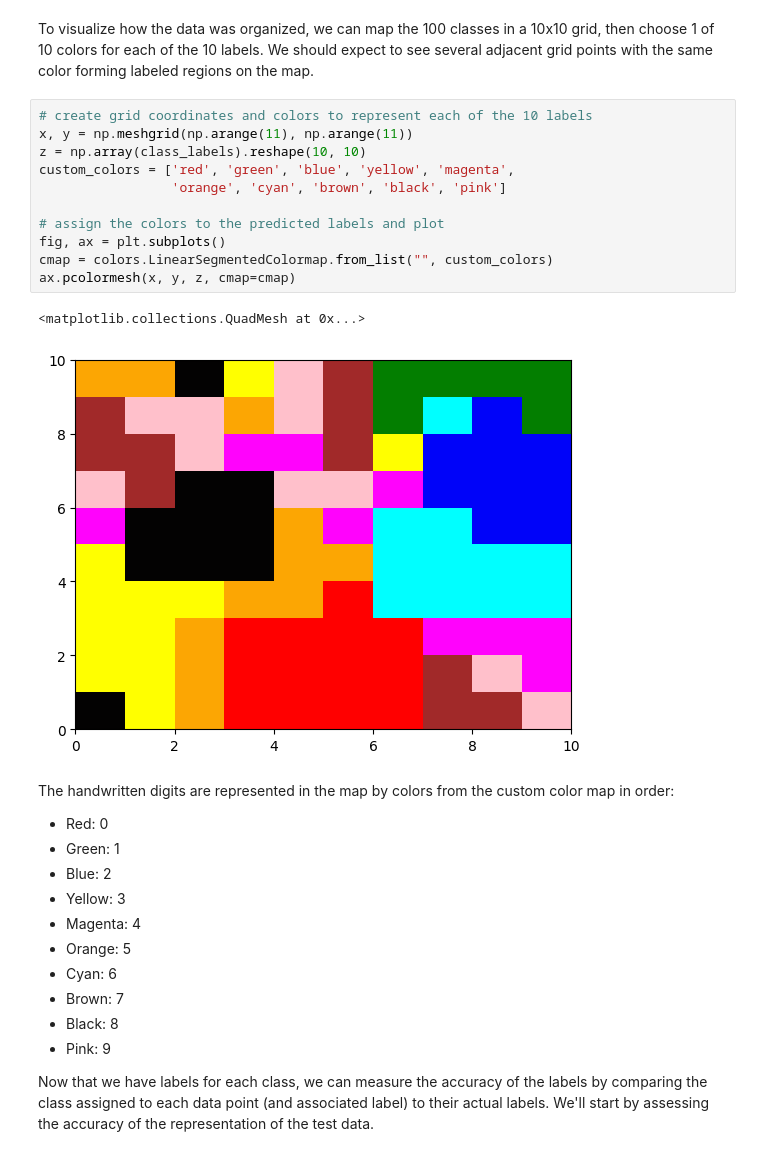
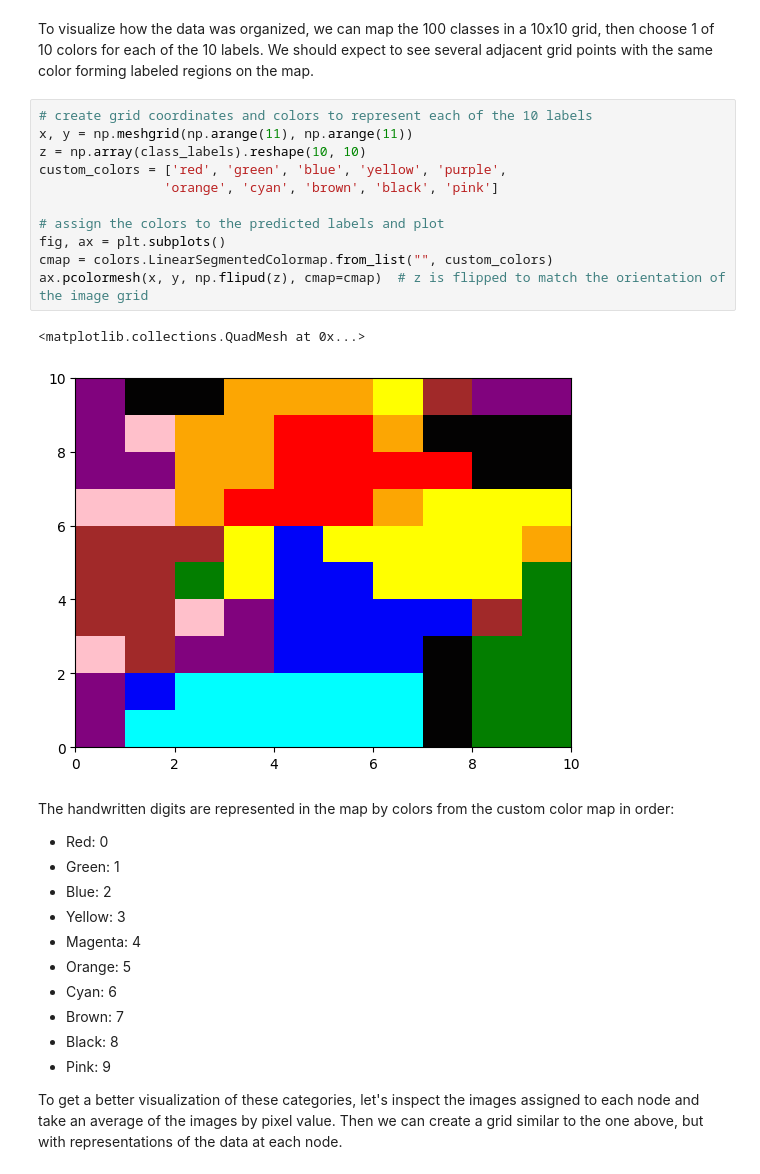
Before and after one commit to san-ford/SOM_digits, a Jupyter notebook: SOM_digits.ipynb, the cells around one changed output. Saved outputs shown, nothing was run; the diff lists cells and outputs as text.

```diff
--- a/SOM_digits.ipynb
+++ b/SOM_digits.ipynb
@@ -113,17 +113,17 @@ To visualize how the data was organized, we can map the 100 classes in a 10x10 g
 # %%
 # create grid coordinates and colors to represent each of the 10 labels
 x, y = np.meshgrid(np.arange(11), np.arange(11))
 z = np.array(class_labels).reshape(10, 10)
-custom_colors = ['red', 'green', 'blue', 'yellow', 'magenta',
-                 'orange', 'cyan', 'brown', 'black', 'pink']
+custom_colors = ['red', 'green', 'blue', 'yellow', 'purple',
+                'orange', 'cyan', 'brown', 'black', 'pink']
 
 # assign the colors to the predicted labels and plot
 fig, ax = plt.subplots()
 cmap = colors.LinearSegmentedColormap.from_list("", custom_colors)
-ax.pcolormesh(x, y, z, cmap=cmap)
+ax.pcolormesh(x, y, np.flipud(z), cmap=cmap)  # z is flipped to match the orientation of the image grid
 # %% [output]
 <matplotlib.collections.QuadMesh at 0x...>
-[figure, old version]
+[figure, new version]
 # %% [markdown]
 The handwritten digits are represented in the map by colors from the custom color map in order:
 
@@ -138,5 +138,5 @@ The handwritten digits are represented in the map by colors from the custom colo
 - Black: 8
 - Pink: 9
 
-Now that we have labels for each class, we can measure the accuracy of the labels by comparing the class assigned to each data point (and associated label) to their actual labels. We'll start by assessing the accuracy of the representation of the test data.
+To get a better visualization of these categories, let's inspect the images assigned to each node and take an average of the images by pixel value. Then we can create a grid similar to the one above, but with representations of the data at each node.
 # %%
```
Also changed, not shown: parts of 16 cells of this notebook.
